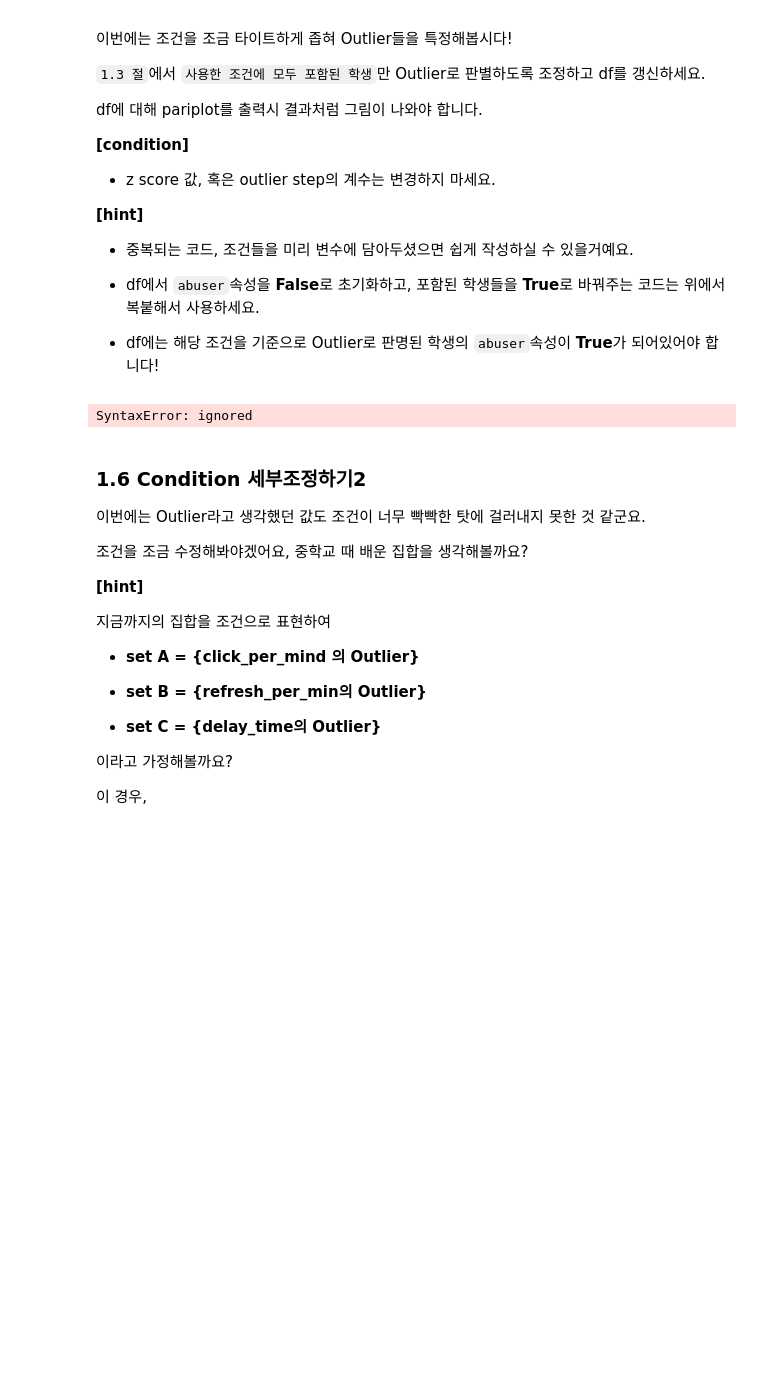
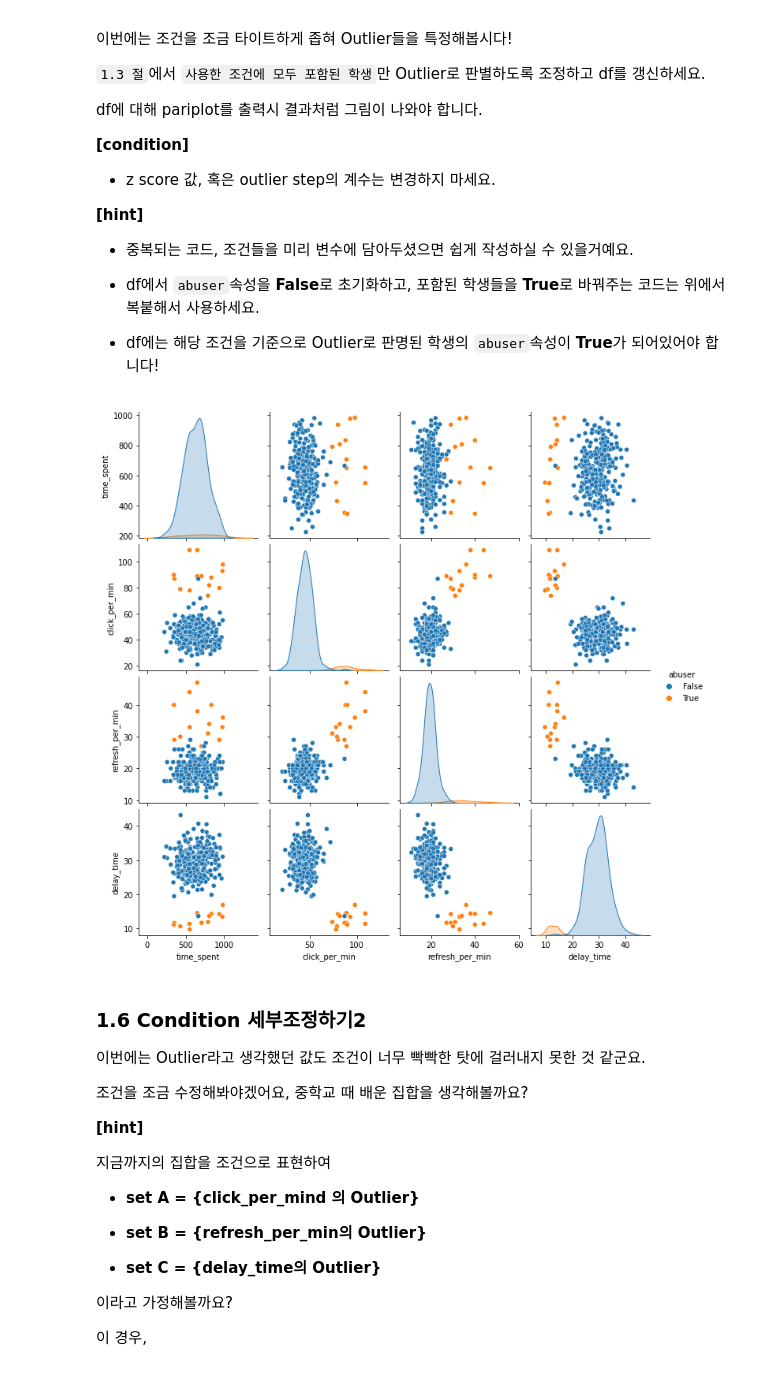
Before and after one commit to akwoals/DAP, a Jupyter notebook: lecture5.ipynb, the cells around one changed output. Drawn from its saved outputs; the diff is of its cells as text; code cells hidden in the pictures; blank space fills up the shorter version.

```diff
--- a/lecture5.ipynb
+++ b/lecture5.ipynb
@@ -413,8 +419,7 @@ df에 `abuser`라는 속성을 추가할거예요. 다음 조건을 준수해서
 # %%
 df['abuser'] = False
 
-if df['click_per_min'] = outlier_candidate1['click_per_min']:
-  df.loc[:,'abuser']= True
+df.loc[outlier_candidate1.index, 'abuser']= True
 
 df[df['abuser']]
 # %% [output]
@@ -458,16 +481,16 @@ df에 대해 pariplot를 출력시 결과처럼 그림이 나와야 합니다.
 
 * df에는 해당 조건을 기준으로 Outlier로 판명된 학생의 `abuser`속성이 **True**가 되어있어야 합니다!
 # %%
-outlier_candidate1['code_student']
 df['abuser'] = False
 
-if df['code_student'] = outlier_candidate1['code_student']:
-  df.loc[:,'abuser']= True
+outlier_candidate1= df[outlier1 & outlier2 & outlier3]
+
+df.loc[outlier_candidate1.index, 'abuser']= True
 
 g = sns.pairplot(df.drop(columns=['code_student']), hue='abuser')
 plt.show()
 # %% [output]
-SyntaxError: ignored
+[figure, added]
 # %% [markdown]
 ### 1.6 Condition 세부조정하기2
 
```
Also changed, not shown: parts of 5 cells of this notebook.
